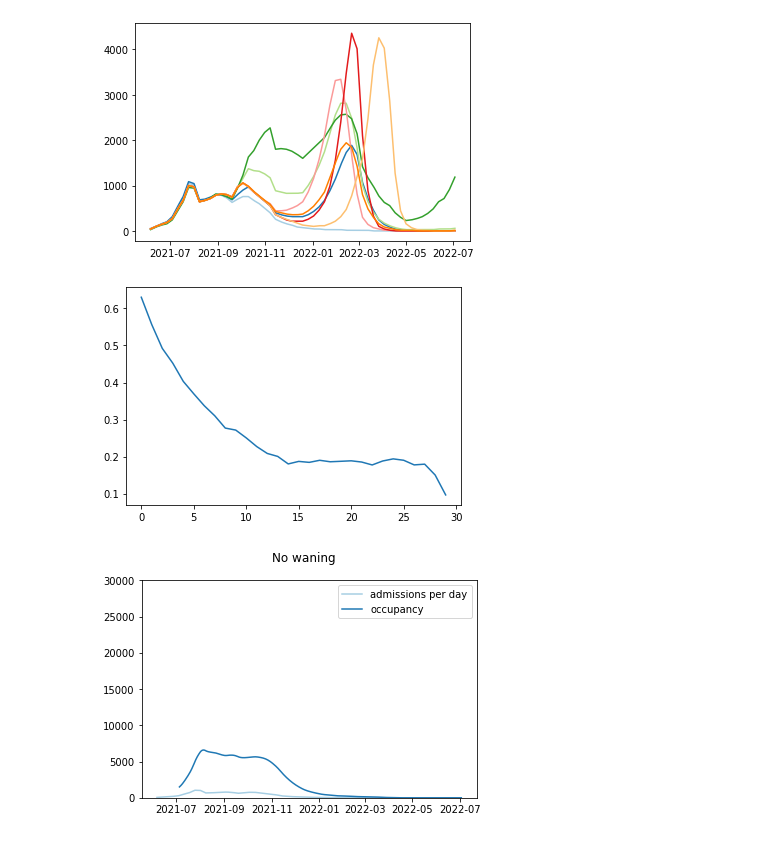
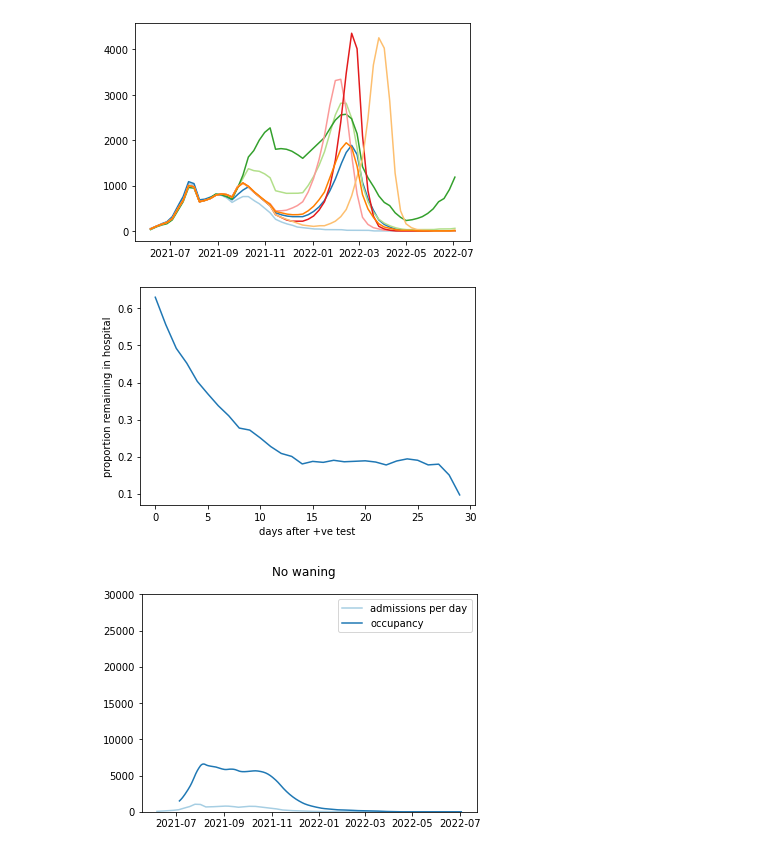
Before and after one commit to nicfreeman1209/covid-19, a Jupyter notebook: conv-estimator/jw_admiss_occup/jw.ipynb, the cells around one changed output. Saved outputs shown, nothing was run; the diff lists cells and outputs as text; code cells hidden in the pictures.

```diff
--- a/conv-estimator/jw_admiss_occup/jw.ipynb
+++ b/conv-estimator/jw_admiss_occup/jw.ipynb
@@ -56,15 +56,17 @@ plt.show()
 # %%
 # set up kernel
 kernel = [0.63038375, 0.5563235, 0.49222496, 0.45222776, 0.40307487, 0.36944806,
  0.33724373, 0.3100481,  0.27688403, 0.27142026, 0.25031462, 0.22687892,
  0.20832974, 0.20026684, 0.17997222, 0.18681425, 0.18419819, 0.18980143,
  0.18582822, 0.18707532, 0.18841658, 0.18506692, 0.17721939, 0.18791786,
  0.19362596, 0.18988383, 0.17735860,  0.17936534, 0.14999304, 0.0962469]
 plt.clf()
 plt.plot(range(30), kernel)
+plt.ylabel("proportion remaining in hospital")
+plt.xlabel("days after +ve test")
 plt.show()
 # %% [output]
-[figure, old version]
+[figure, new version]
 # %%
 # convolve
 hs = {}
```
